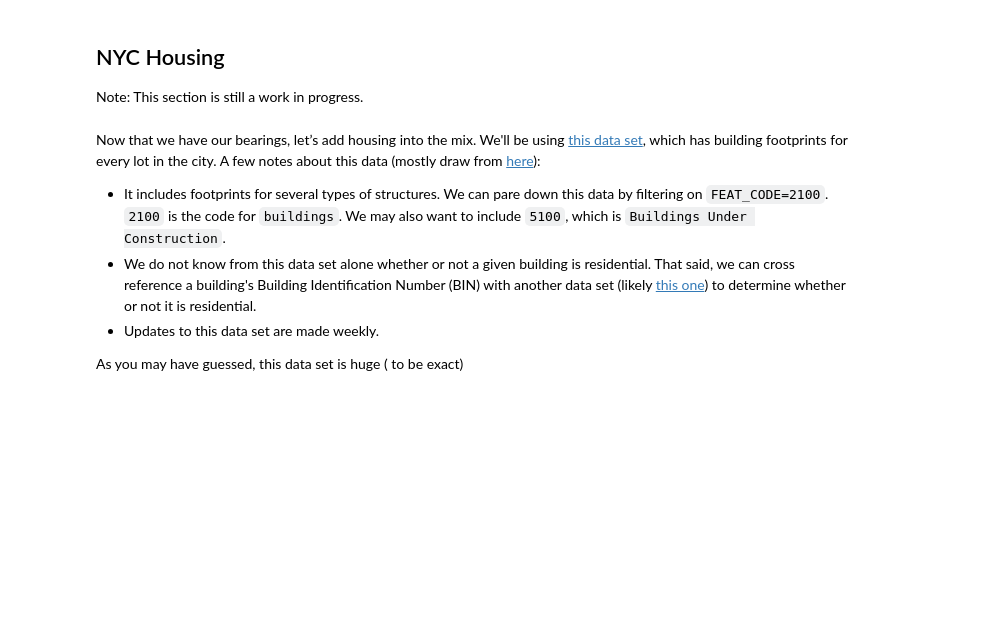
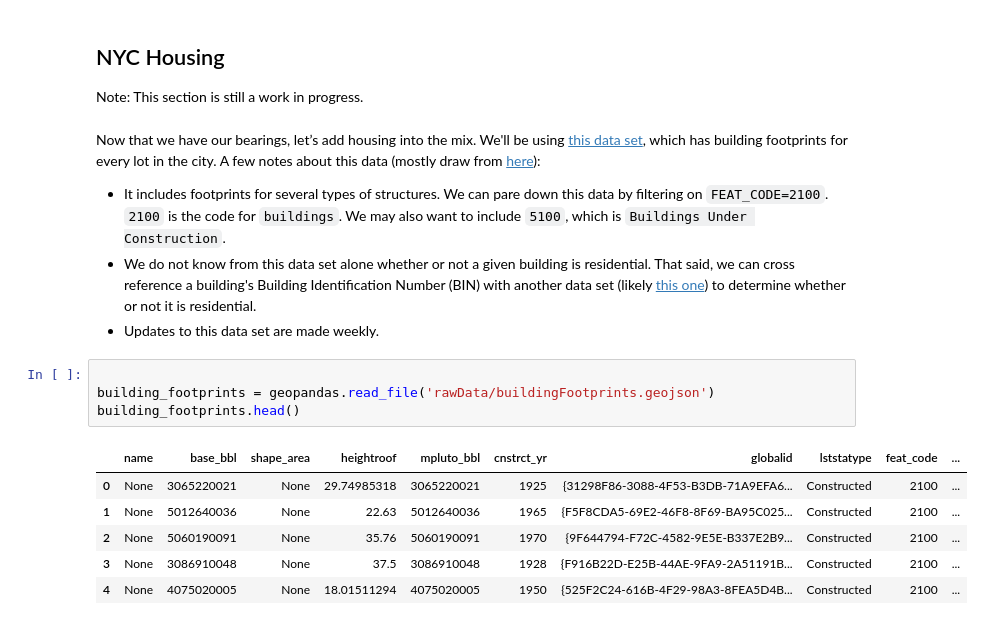
Before and after one commit to lnagle/nyc-at-risk-housing, a Jupyter notebook: index.ipynb, the cells around one changed output. Drawn from its saved outputs; the diff is of its cells as text; blank space fills up the shorter version.

Commit message:
Load and show head of building footprint data

```diff
--- a/index.ipynb
+++ b/index.ipynb
@@ -108,5 +107,14 @@ Now that we have our bearings, let’s add housing into the mix. We'll be using
 - It includes footprints for several types of structures. We can pare down this data by filtering on `FEAT_CODE=2100`. `2100` is the code for `buildings`. We may also want to include `5100`, which is `Buildings Under Construction`.
 - We do not know from this data set alone whether or not a given building is residential. That said, we can cross reference a building's Building Identification Number (BIN) with another data set (likely [this one](https://www.nyc.gov/site/planning/data-maps/open-data/dwn-housing-database.page)) to determine whether or not it is residential.
 - Updates to this data set are made weekly.
-
-As you may have guessed, this data set is huge (<Size> to be exact)
+# %%
+
+building_footprints = geopandas.read_file('rawData/buildingFootprints.geojson')
+building_footprints.head()
+# %% [output]
+|  | name | base_bbl | shape_area | heightroof | mpluto_bbl | cnstrct_yr | globalid | lststatype | feat_code | ... |
+| 0 | None | 3065220021 | None | 29.74985318 | 3065220021 | 1925 | {31298F86-3088-4F53-B3DB-71A9EFA6... | Constructed | 2100 | ... |
+| 1 | None | 5012640036 | None | 22.63 | 5012640036 | 1965 | {F5F8CDA5-69E2-46F8-8F69-BA95C025... | Constructed | 2100 | ... |
+| 2 | None | 5060190091 | None | 35.76 | 5060190091 | 1970 | {9F644794-F72C-4582-9E5E-B337E2B9... | Constructed | 2100 | ... |
+| 3 | None | 3086910048 | None | 37.5 | 3086910048 | 1928 | {F916B22D-E25B-44AE-9FA9-2A51191B... | Constructed | 2100 | ... |
+| 4 | None | 4075020005 | None | 18.01511294 | 4075020005 | 1950 | {525F2C24-616B-4F29-98A3-8FEA5D4B... | Constructed | 2100 | ... |
```
Also changed, not shown: parts of 2 cells of this notebook, 3 other files.
